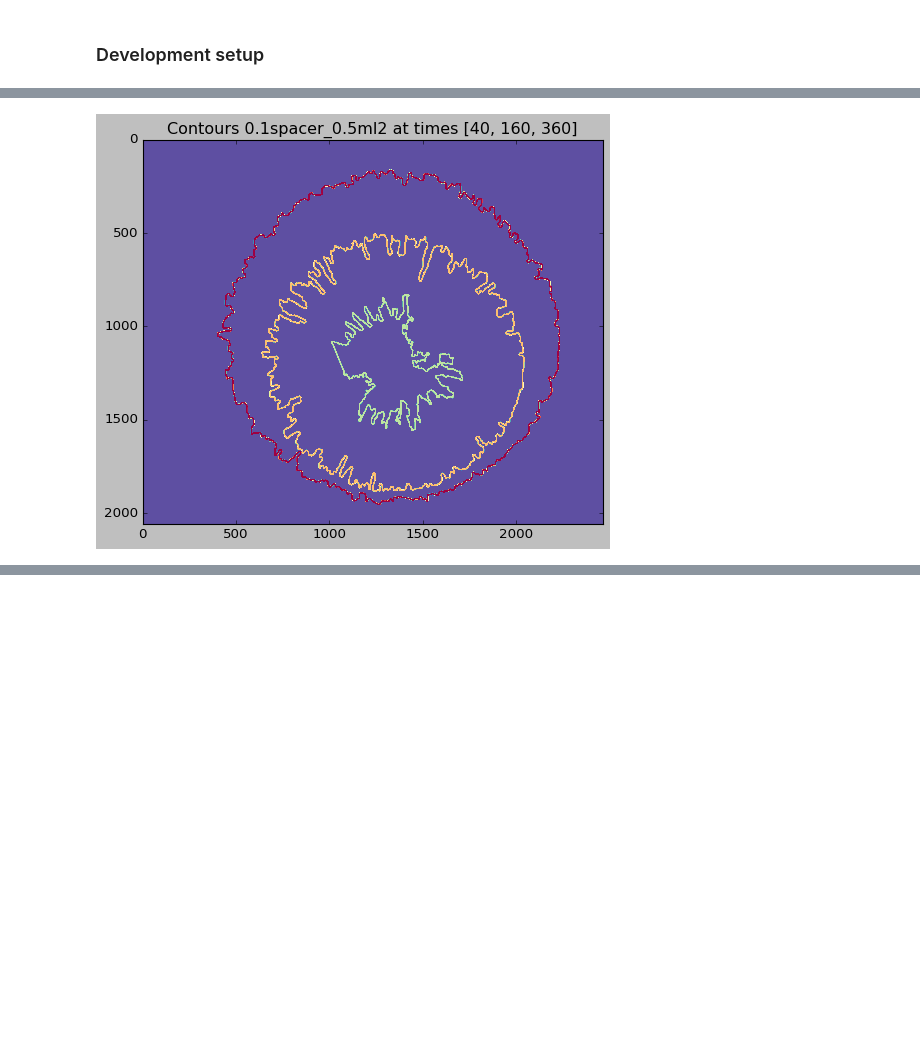
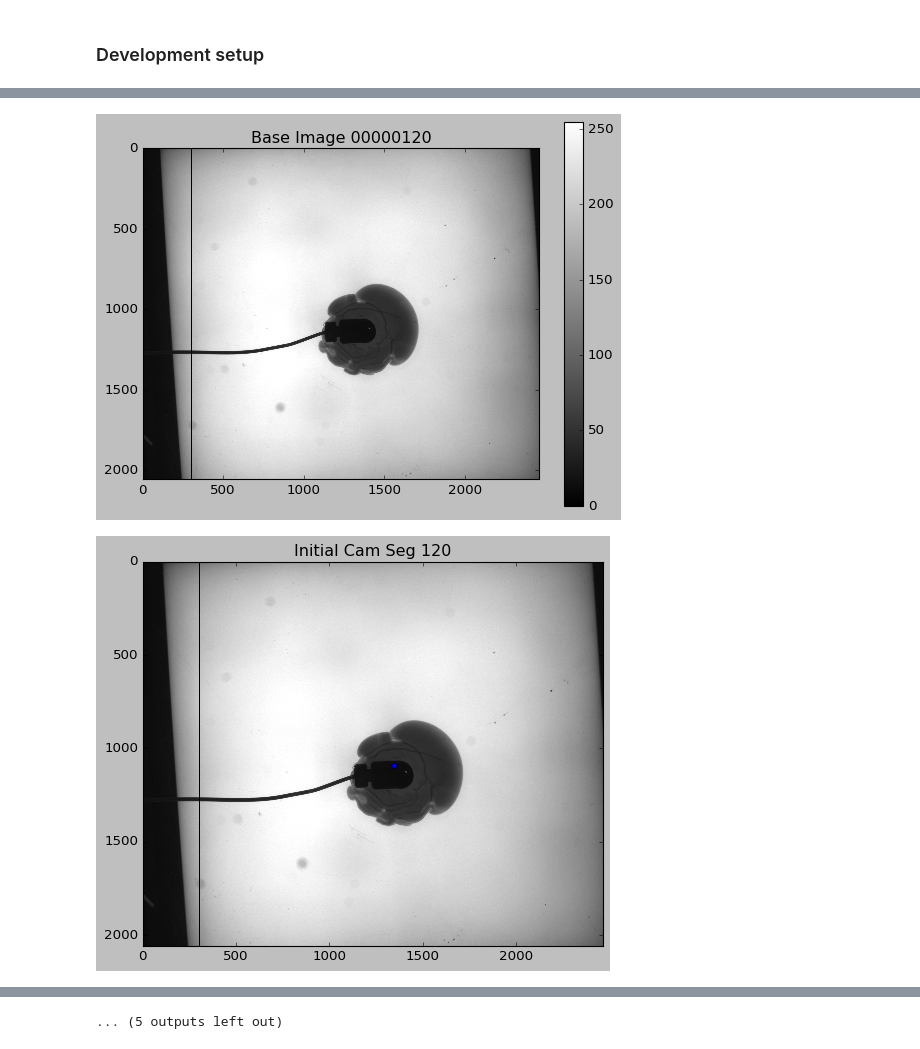
Before and after one commit to fischer-sw/instability-processing, a Jupyter notebook: methods_analysis.ipynb, the cells around one changed output, grey strips where cells are left out. Cells and saved outputs as stored; diff of their text form; code cells hidden in the pictures; blank space fills up the shorter version.

Commit message:
finalized image proc

```diff
--- a/methods_analysis.ipynb
+++ b/methods_analysis.ipynb
@@ -52,7 +52,7 @@ for cas in cases:
     background_img = get_base_image(config, cas, background_images[0])
 
     images = get_image_files(config, cas, "png_cases")
-    # for img in images:
-        # process_image(img, config, cas, background_img)
-    multi_contour_plot()
+    for img in images:
+        process_image(img, config, cas, background_img)
+    # multi_contour_plot()
 # %% [output]
@@ -63 +71,2 @@ for cas in cases:
-[figure, old version]
+[figure, new version]
+[figure, added]
@@ -63,0 +82 @@ for cas in cases:
+... (5 outputs left out)
```
Also changed, not shown: parts of 1 cell of this notebook, 5 other files.
